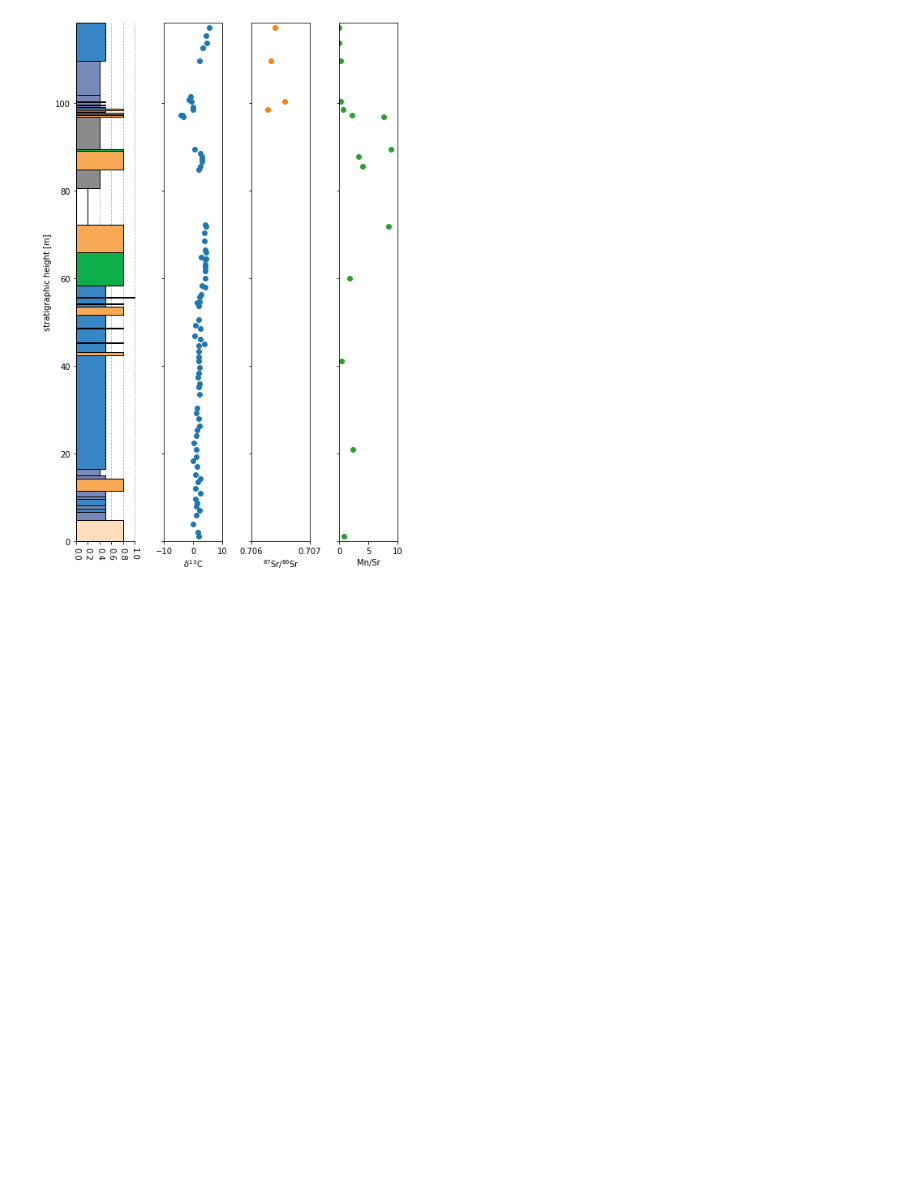
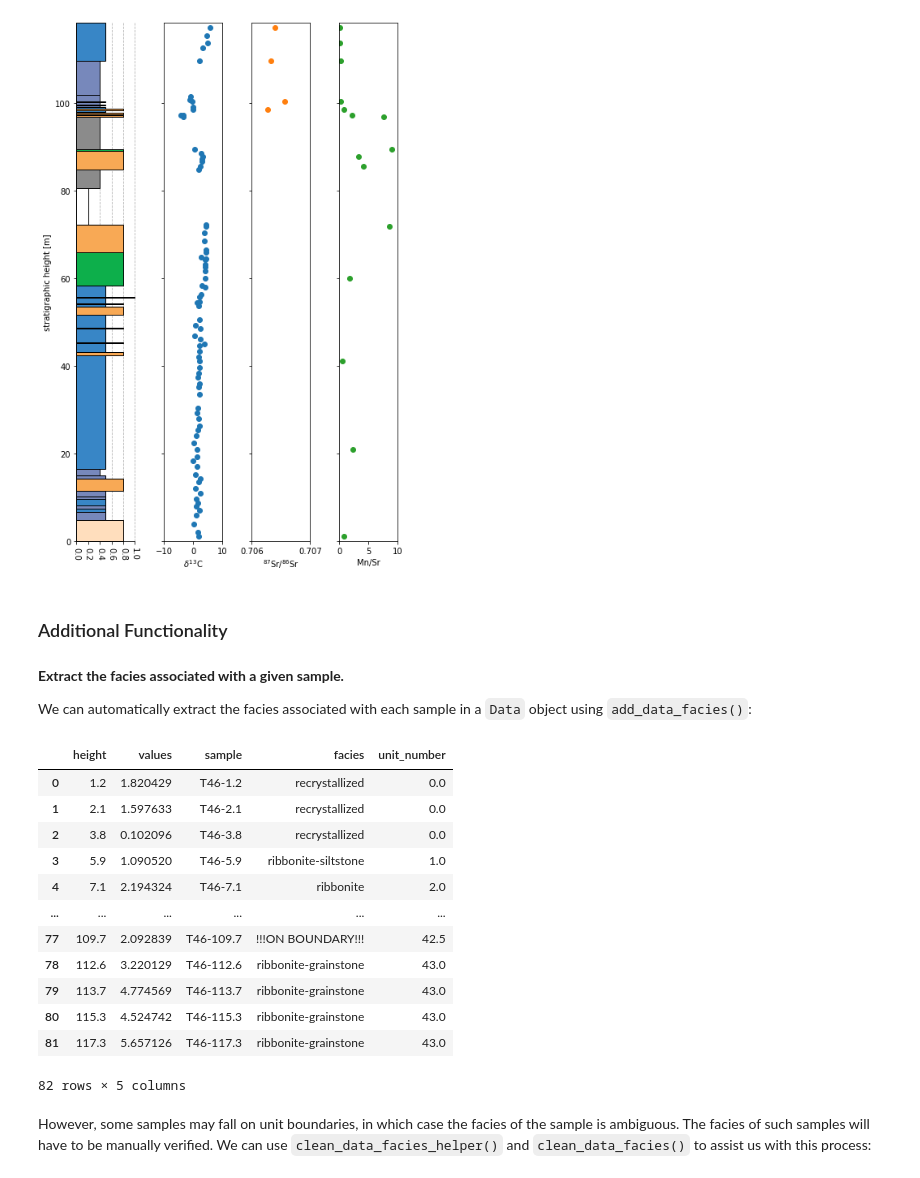
Before and after one commit to yuempark/pystrat, a Jupyter notebook: pystrat-tutorial.ipynb, the cells around one changed output. Saved outputs shown, nothing was run; the diff lists cells and outputs as text; code cells hidden in the pictures; blank space fills up the shorter version.

Commit message:
add functions to extract facies of samples from the stratigraphic log

```diff
--- a/pystrat-tutorial.ipynb
+++ b/pystrat-tutorial.ipynb
@@ -414,3 +418,32 @@ ax[3].set_xlabel('Mn/Sr')
 plt.show(fig)
 # %% [output]
 [figure]
+# %% [markdown]
+### Additional Functionality
+# %% [markdown]
+**Extract the facies associated with a given sample.**
+
+We can automatically extract the facies associated with each sample in a `Data` object using `add_data_facies()`:
+# %%
+# get the facies for each sample
+section_01.d13C.add_data_facies(section_01)
+
+# pull out the dataframe
+d13C_dataframe = section_01.d13C.return_data_dataframe()
+d13C_dataframe
+# %% [output]
+|  | height | values | sample | facies | unit_number |
+| 0 | 1.2 | 1.820429 | T46-1.2 | recrystallized | 0.0 |
+| 1 | 2.1 | 1.597633 | T46-2.1 | recrystallized | 0.0 |
+| 2 | 3.8 | 0.102096 | T46-3.8 | recrystallized | 0.0 |
+| 3 | 5.9 | 1.090520 | T46-5.9 | ribbonite-siltstone | 1.0 |
+| 4 | 7.1 | 2.194324 | T46-7.1 | ribbonite | 2.0 |
+| ... | ... | ... | ... | ... | ... |
+| 77 | 109.7 | 2.092839 | T46-109.7 | !!!ON BOUNDARY!!! | 42.5 |
+| 78 | 112.6 | 3.220129 | T46-112.6 | ribbonite-grainstone | 43.0 |
+| 79 | 113.7 | 4.774569 | T46-113.7 | ribbonite-grainstone | 43.0 |
+| 80 | 115.3 | 4.524742 | T46-115.3 | ribbonite-grainstone | 43.0 |
+| 81 | 117.3 | 5.657126 | T46-117.3 | ribbonite-grainstone | 43.0 |
+82 rows × 5 columns
+# %% [markdown]
+However, some samples may fall on unit boundaries, in which case the facies of the sample is ambiguous. The facies of such samples will have to be manually verified. We can use `clean_data_facies_helper()` and `clean_data_facies()` to assist us with this process:
```
Also changed, not shown: parts of 8 cells of this notebook, 1 other file.
